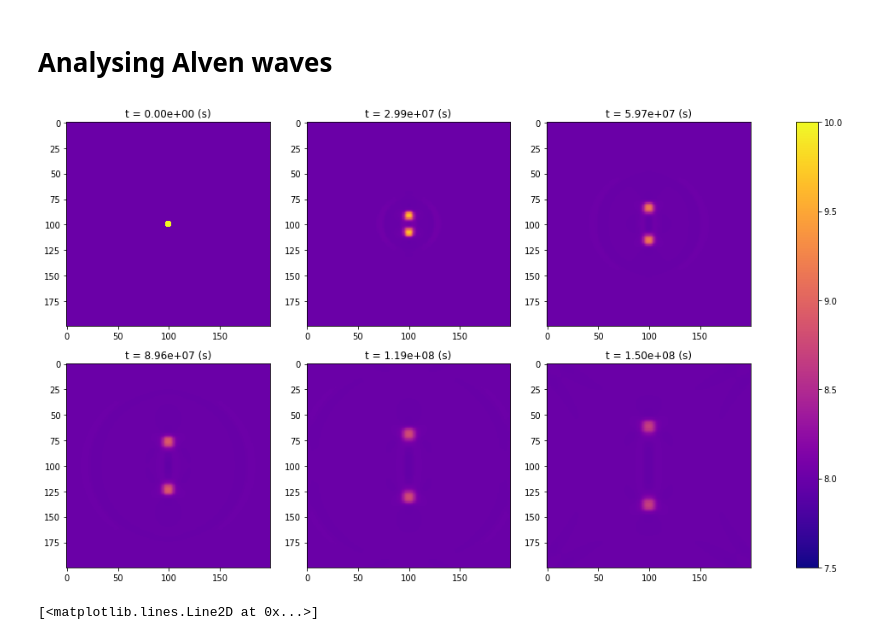
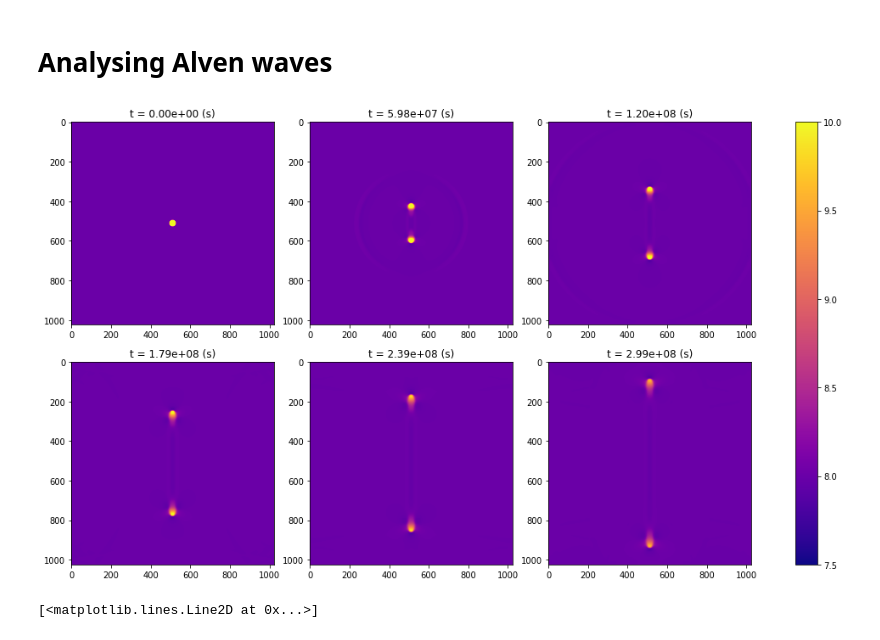
Before and after one commit to MichaelMaex/eindproject-2, a Jupyter notebook: notebooks/Blastwave_magnetic.ipynb, the cells around one changed output. Saved outputs shown, nothing was run; the diff lists cells and outputs as text; code cells hidden in the pictures.

```diff
--- a/notebooks/Blastwave_magnetic.ipynb
+++ b/notebooks/Blastwave_magnetic.ipynb
@@ -18,10 +18,10 @@ rho0 = 1
 # Comparing magnetic field strengths
 # %%
 j = 100
-betas = ["0", "0.5", "1", "2", "5", "10"]
+betas = ["0.1", "0.3", "0.5", "1", "5", "10"]
 fig, ax, = plt.subplots(2,3, figsize = (15,8))
 
-images = [pp.pload(j, "../pluto-definitions/blastwave_highres/beta{}-low/".format(beta)) for beta in betas]
+images = [pp.pload(j, "../pluto-definitions/blastwave_MHD/beta{}-low/".format(beta)) for beta in betas]
 im = [0]*6
 
 vmin = min(image.prs.min() for image in images)
@@ -80,28 +80,28 @@ for j in range(101):
 # %% [markdown]
 # Analysing Alven waves
 # %%
-j = 100
-T = list(map(lambda t: int(100*t/5), range(6)))
+j = 200
+T = list(map(lambda t: int(j*t/5), range(6)))
 fig, ax, = plt.subplots(2,3, figsize = (15,8))
 
-images = [pp.pload(t, "../pluto-definitions/blastwave-lowpress/beta10/") for t in T]
+images = [pp.pload(t, "../pluto-definitions/blastwave_MHD/beta0.1-low/") for t in T]
 im = [0]*6
 
 vmin = min(image.prs.min() for image in images)
 vmax = max(image.prs.max() for image in images)
 norm = colors.Normalize(vmin=7.5, vmax=10)
 
 for i in range(6):
     axis = ax[i//3][i%3]
     t = T[i]
     frame = images[i]
     im[i] = axis.imshow(frame.prs, norm=norm, cmap=cm.plasma)
     axis.set_title("t = {:.2e} (s)".format(frame.SimTime*t0))
 fig.tight_layout()
 fig.colorbar(im[0], ax  = ax)
 fig.savefig("../report/figures/alven_wave.pdf")
 # %% [output]
-[figure, old version]
+[figure, new version]
 # %%
 i = 35
 frame = pp.pload(i, "../pluto-definitions/blastwave-lowpress/beta10/")
```
Also changed, not shown: parts of 2 cells of this notebook, 41 other files.
